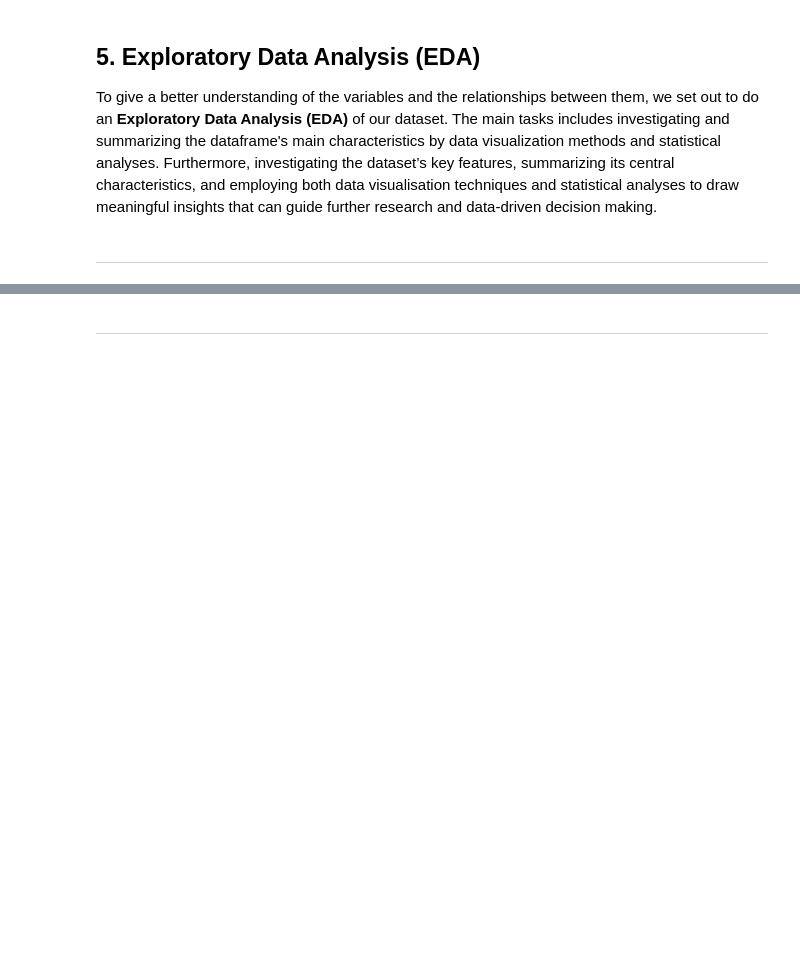
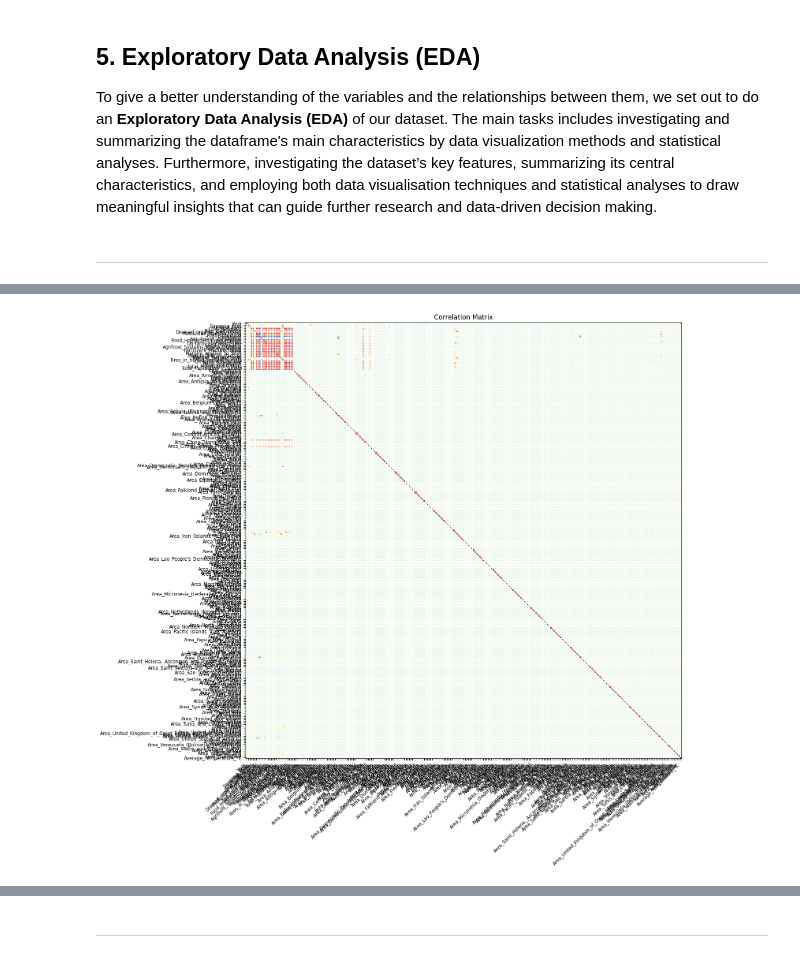
Before and after one commit to TiffanyWatt/2401PTDS_Regression_Project, a Jupyter notebook: CO2_climate change.ipynb, the cells around one changed output, grey strips where cells are left out. Saved outputs shown, nothing was run; the diff lists cells and outputs as text; code cells hidden in the pictures; blank space fills up the shorter version.

```diff
--- a/CO2_climate change.ipynb
+++ b/CO2_climate change.ipynb
@@ -513,24 +483,6 @@ To give a better understanding of the variables and the relationships between th
 # %%
-import plotly.express as px
+# Move dependent variable 'Average_Temperature_°C' to the last column
+column_titles = [col for col in df_CO2_copy.columns if col!= 'Average_Temperature_°C'] + ['Average_Temperature_°C']
+df_CO2_copy = df_CO2_copy.reindex(columns=column_titles)
 
-# Step 1: Get most recent year
-latest_year = df_copy['Year'].max()
-
-# Step 2: Filter to latest year and required columns
-map_data = df_copy[df_copy['Year'] == latest_year][['Country Name', 'Forest Area (%)']].dropna()
-map_data.columns = ['country', 'forest_pct']  # rename for plotly compatibility
-
-# Step 3: Create choropleth map
-fig = px.choropleth(
-    map_data,
-    locations='country',
-    locationmode='country names',
-    color='forest_pct',
-    color_continuous_scale='Greens',
-    title=f"🌍 Forest Area (%) by Country ({latest_year})",
-    labels={'forest_pct': 'Forest Area (%)'},
-    hover_name='country'
-)
-
-fig.update_geos(showcoastlines=True, showcountries=True)
-fig.show()
+df_CO2_copy.head()
@@ -538,0 +518,9 @@ fig.show()
+# %%
+# The correlation heatmap
+from statsmodels.graphics.correlation import plot_corr
+
+fig = plt.figure(figsize=(15,15));
+ax = fig.add_subplot(111);
+plot_corr(df_CO2_copy.corr(), xnames = df_CO2_copy.corr().columns, ax = ax);
+# %% [output]
+[figure, added]
```
Also changed, not shown: parts of 83 cells of this notebook.
